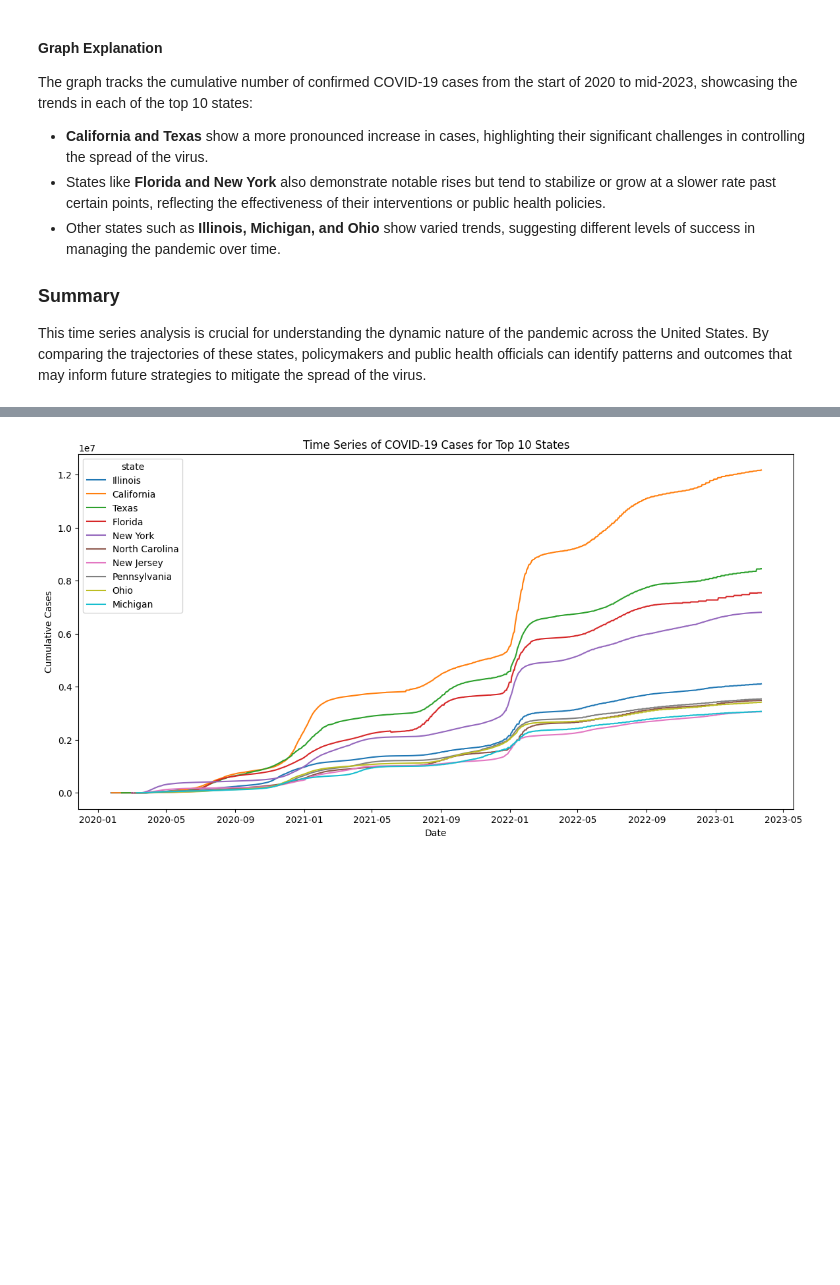
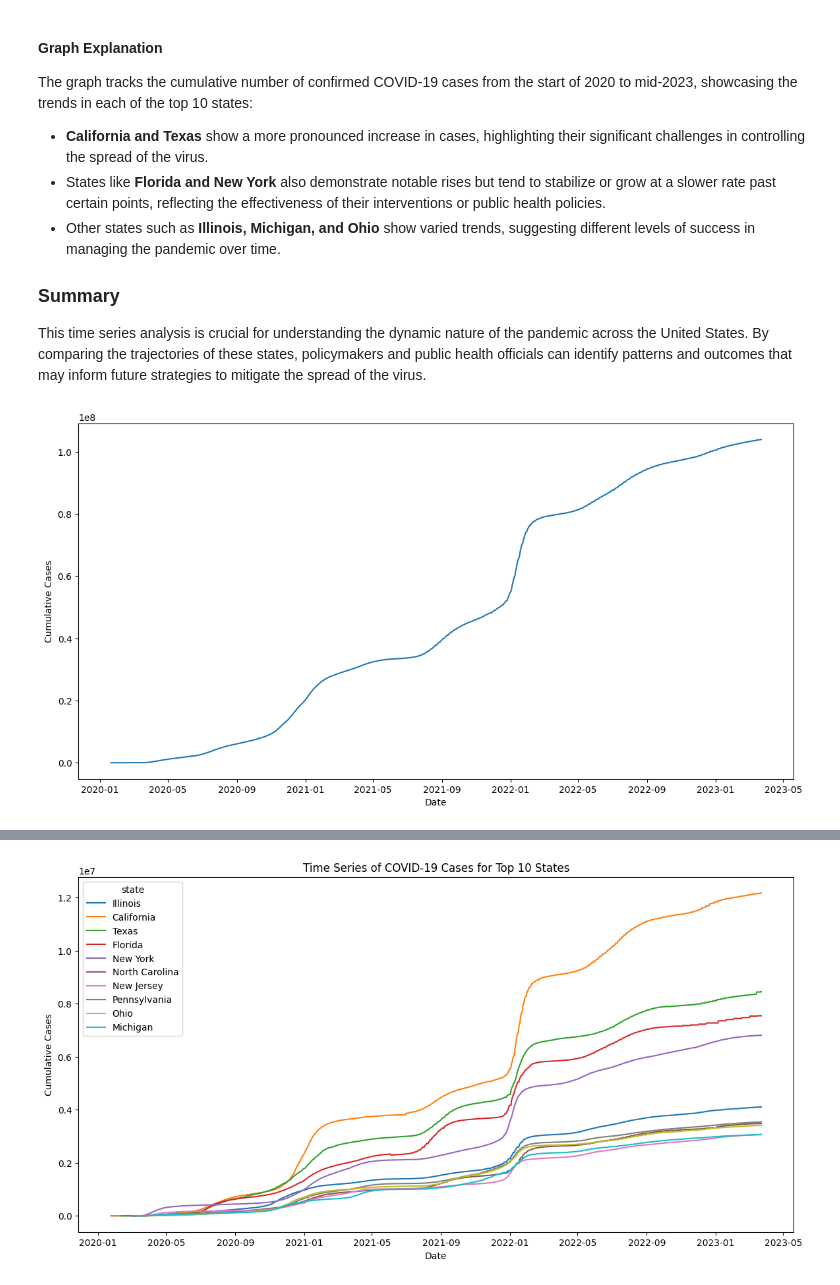
Before and after one commit to harshjoshi23/made-template-og52yvov, a Jupyter notebook: project/ analysis-report.ipynb, the cells around one changed output, grey strips where cells are left out. Cells and saved outputs as stored; diff of their text form; code cells hidden in the pictures; blank space fills up the shorter version.

```diff
--- a/project/ analysis-report.ipynb
+++ b/project/ analysis-report.ipynb
@@ -213,3 +213,18 @@ The graph tracks the cumulative number of confirmed COVID-19 cases from the star
 ### Summary
 
 This time series analysis is crucial for understanding the dynamic nature of the pandemic across the United States. By comparing the trajectories of these states, policymakers and public health officials can identify patterns and outcomes that may inform future strategies to mitigate the spread of the virus.
+# %%
+data_us_data['date'] = pd.to_datetime(data_us_data['date'])
+
+
+plt.figure(figsize=(14, 7))
+sns.lineplot(data=data_us_data, x='date', y='cases', legend='full')
+
+
+plt.xlabel('Date')
+plt.ylabel('Cumulative Cases')
+plt.savefig('timeSeries.png', bbox_inches='tight')
+
+plt.show()
+# %% [output]
+[figure, added]
```
Also changed, not shown: parts of 3 cells of this notebook, 1 other file.
